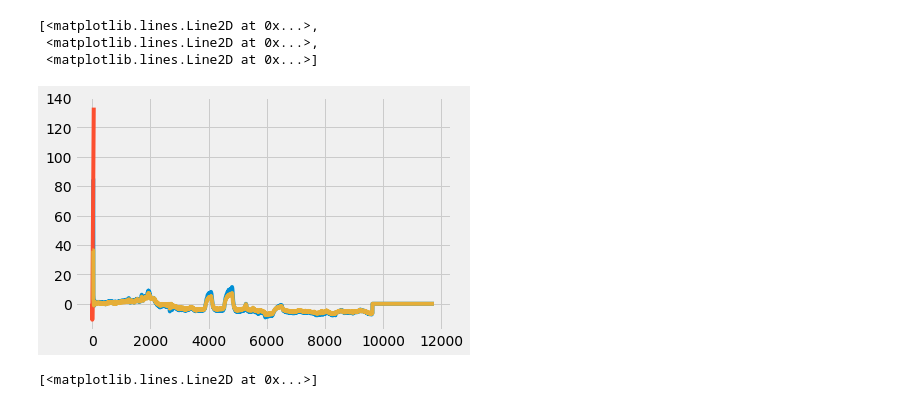
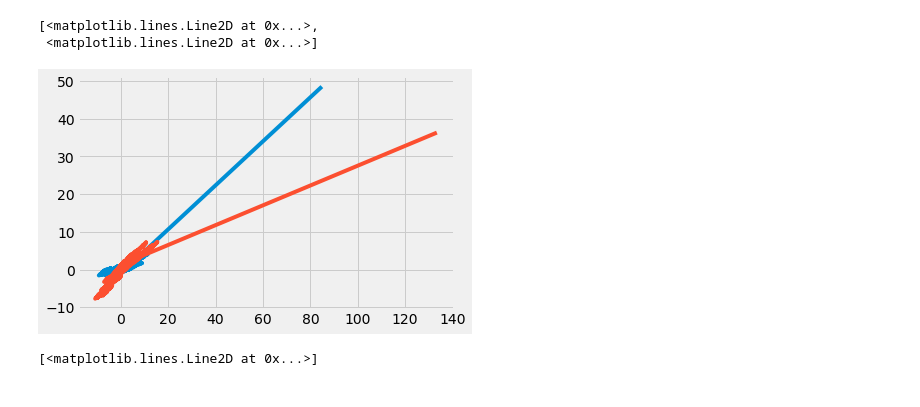
Before and after one commit to VirajJaneja/FNIRSMotionArtifacts, a Jupyter notebook: Motion Artifact Identification.ipynb, the cells around one changed output. Drawn from its saved outputs; the diff is of its cells as text; code cells hidden in the pictures.

```diff
--- a/Motion Artifact Identification.ipynb
+++ b/Motion Artifact Identification.ipynb
@@ -50,11 +48,10 @@ plt.plot(Trial2Ox['1'], Trial2Ox['2'], Trial2Ox['3'], Trial2Ox['4'], Trial2Ox['5
 # %%
 Trial3Ox
-plt.plot(Trial3Ox['1'], Trial3Ox['2'], Trial3Ox['3'], Trial3Ox['4'], Trial3Ox['5'])
+plt.plot(Trial3Ox['2'], Trial3Ox['3'], Trial3Ox['4'], Trial3Ox['5'])
 # %% [output]
 [<matplotlib.lines.Line2D at 0x...>,
- <matplotlib.lines.Line2D at 0x...>,
  <matplotlib.lines.Line2D at 0x...>]
-[figure, old version]
+[figure, new version]
 # %%
 Trial1Con
 plt.plot(Trial1Con['AccelLnX'])
```
Also changed, not shown: parts of 7 cells of this notebook.
